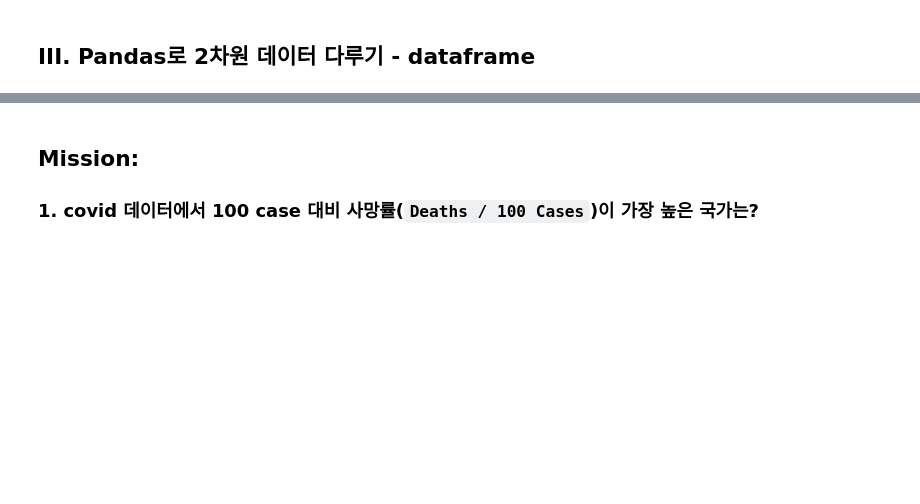
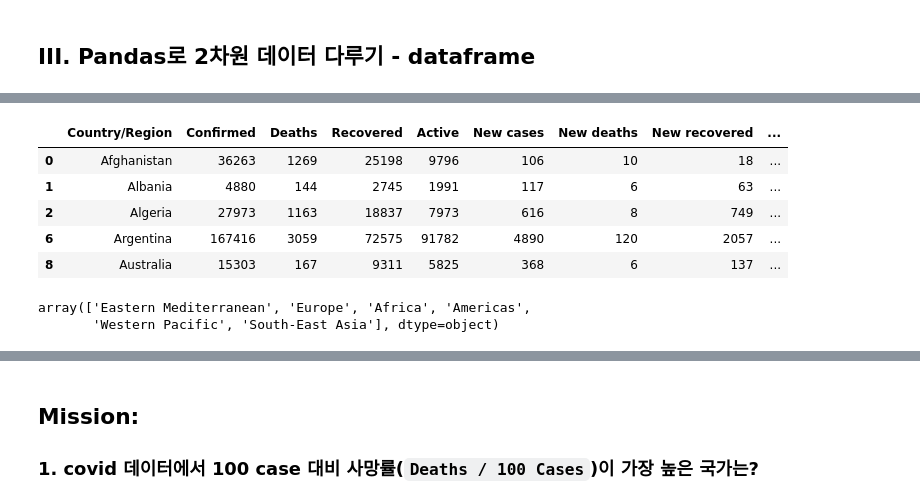
Before and after one commit to super-corini/programmers_kdt_II, a Jupyter notebook: 2. 파이썬으로 데이터 주무르기, pandas.ipynb, the cells around one changed output, grey strips where cells are left out. Cells and saved outputs as stored; diff of their text form; code cells hidden in the pictures; blank space fills up the shorter version.

```diff
--- a/2. 파이썬으로 데이터 주무르기, pandas.ipynb
+++ b/2. 파이썬으로 데이터 주무르기, pandas.ipynb
@@ -25,0 +157,15 @@
+# %%
+# 신규 확진자가 100명이 넘는 나라
+covid[covid['New cases'] > 100].head()
+# %% [output]
+|  | Country/Region | Confirmed | Deaths | Recovered | Active | New cases | New deaths | New recovered | ... |
+| 0 | Afghanistan | 36263 | 1269 | 25198 | 9796 | 106 | 10 | 18 | ... |
+| 1 | Albania | 4880 | 144 | 2745 | 1991 | 117 | 6 | 63 | ... |
+| 2 | Algeria | 27973 | 1163 | 18837 | 7973 | 616 | 8 | 749 | ... |
+| 6 | Argentina | 167416 | 3059 | 72575 | 91782 | 4890 | 120 | 2057 | ... |
+| 8 | Australia | 15303 | 167 | 9311 | 5825 | 368 | 6 | 137 | ... |
+# %%
+covid['WHO Region'].unique()
+# %% [output]
+array(['Eastern Mediterranean', 'Europe', 'Africa', 'Americas',
+       'Western Pacific', 'South-East Asia'], dtype=object)
```
Also changed, not shown: parts of 26 cells of this notebook, 2 other files.
